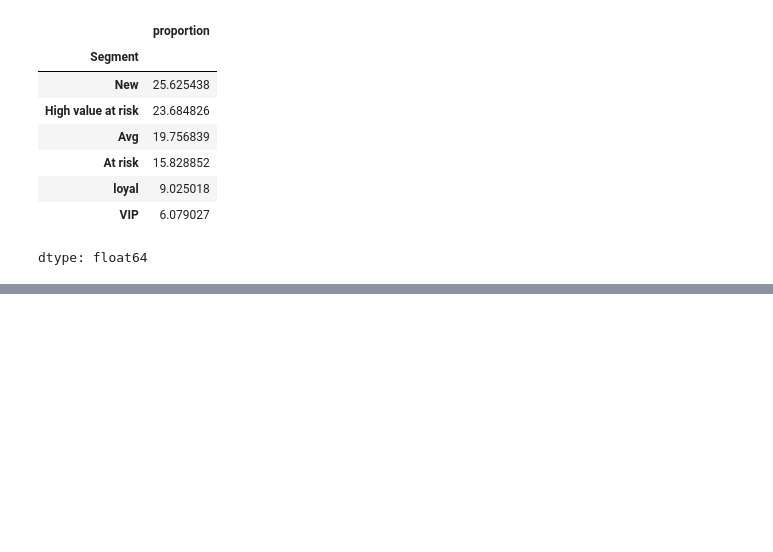
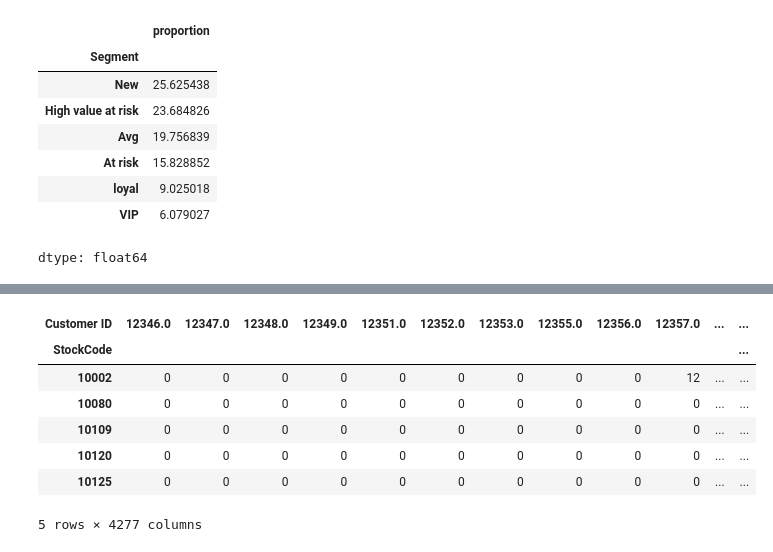
Before and after one commit to RoAr29/ecommerce-recommendation-system, a Jupyter notebook: ecommerce_product_recommendation_engine.ipynb, the cells around one changed output, grey strips where cells are left out. Saved outputs shown, nothing was run; the diff lists cells and outputs as text; code cells hidden in the pictures; blank space fills up the shorter version.

```diff
--- a/ecommerce_product_recommendation_engine.ipynb
+++ b/ecommerce_product_recommendation_engine.ipynb
@@ -424,0 +487,12 @@ dtype: float64
+# %%
+product_user_matrix = user_item_matrix.T
+product_user_matrix.head()
+# %% [output]
+| Customer ID | 12346.0 | 12347.0 | 12348.0 | 12349.0 | 12351.0 | 12352.0 | 12353.0 | 12355.0 | 12356.0 | 12357.0 | ... | ... |
+| StockCode |  |  |  |  |  |  |  |  |  |  |  | ... |
+| 10002 | 0 | 0 | 0 | 0 | 0 | 0 | 0 | 0 | 0 | 12 | ... | ... |
+| 10080 | 0 | 0 | 0 | 0 | 0 | 0 | 0 | 0 | 0 | 0 | ... | ... |
+| 10109 | 0 | 0 | 0 | 0 | 0 | 0 | 0 | 0 | 0 | 0 | ... | ... |
+| 10120 | 0 | 0 | 0 | 0 | 0 | 0 | 0 | 0 | 0 | 0 | ... | ... |
+| 10125 | 0 | 0 | 0 | 0 | 0 | 0 | 0 | 0 | 0 | 0 | ... | ... |
+5 rows × 4277 columns
```
Also changed, not shown: parts of 10 cells of this notebook.
